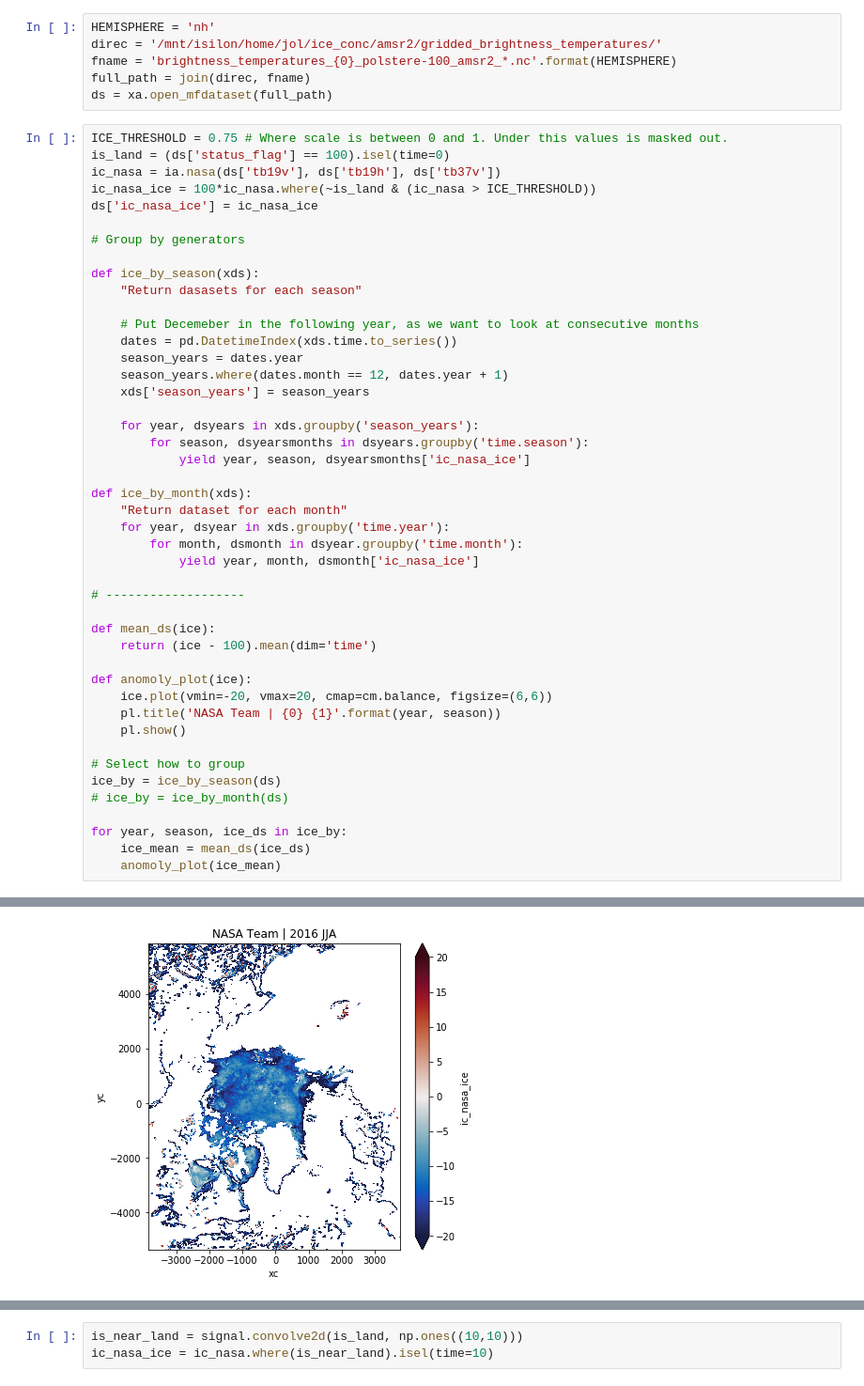
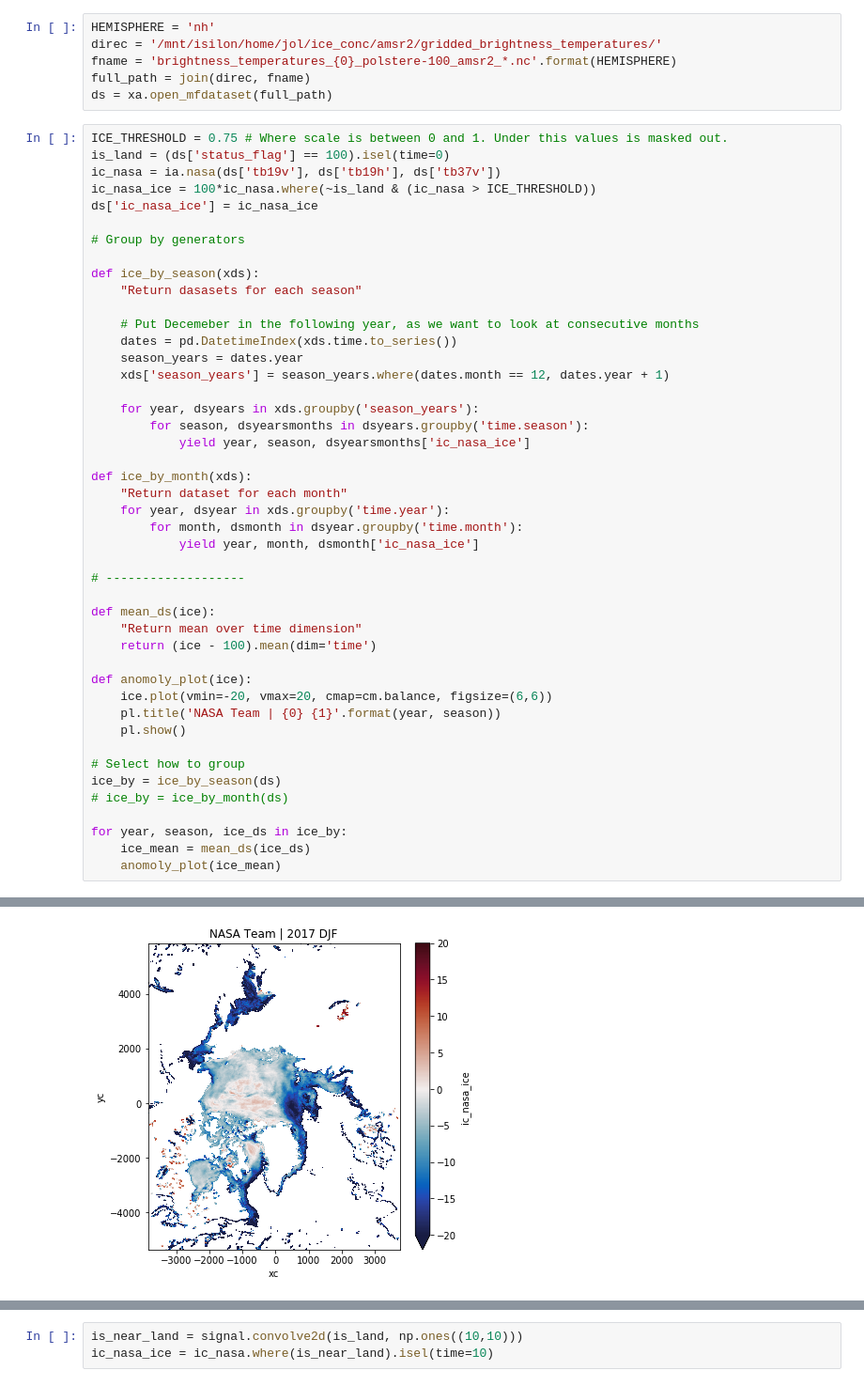
Before and after one commit to johnlavelle/compare_ice_conc_algos, a Jupyter notebook: round_robin_gridded_amsr2.ipynb, the cells around one changed output, grey strips where cells are left out. Shown: that part at 94% size. Saved outputs shown, nothing was run; the diff lists cells and outputs as text.

Commit message:
fixed bug with season_year

```diff
--- a/round_robin_gridded_amsr2.ipynb
+++ b/round_robin_gridded_amsr2.ipynb
@@ -32,8 +32,7 @@ def ice_by_season(xds):
     # Put Decemeber in the following year, as we want to look at consecutive months
     dates = pd.DatetimeIndex(xds.time.to_series())
     season_years = dates.year
-    season_years.where(dates.month == 12, dates.year + 1)
-    xds['season_years'] = season_years
+    xds['season_years'] = season_years.where(dates.month == 12, dates.year + 1)
 
     for year, dsyears in xds.groupby('season_years'):
         for season, dsyearsmonths in dsyears.groupby('time.season'):
@@ -48,6 +47,7 @@ def ice_by_month(xds):
 # -------------------
 
 def mean_ds(ice):
+    "Return mean over time dimension"
     return (ice - 100).mean(dim='time')
 
 def anomoly_plot(ice):
@@ -67 +67 @@ for year, season, ice_ds in ice_by:
-[figure, old version]
+[figure, new version]
```
Also changed, not shown: parts of 1 cell of this notebook.
